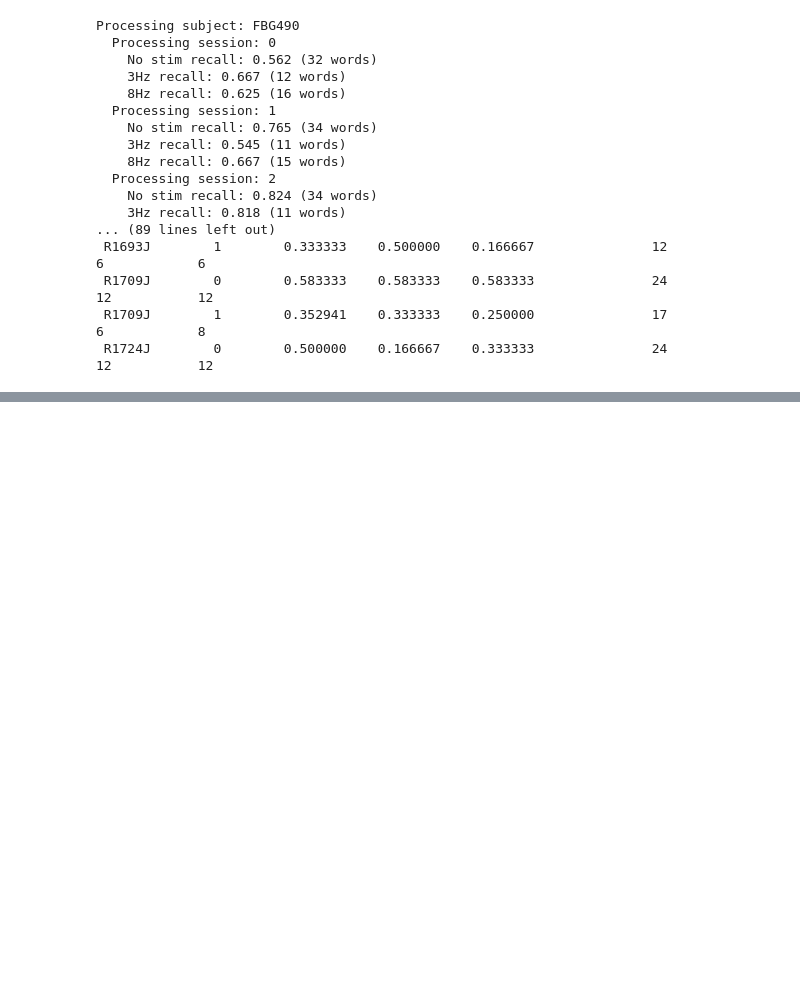
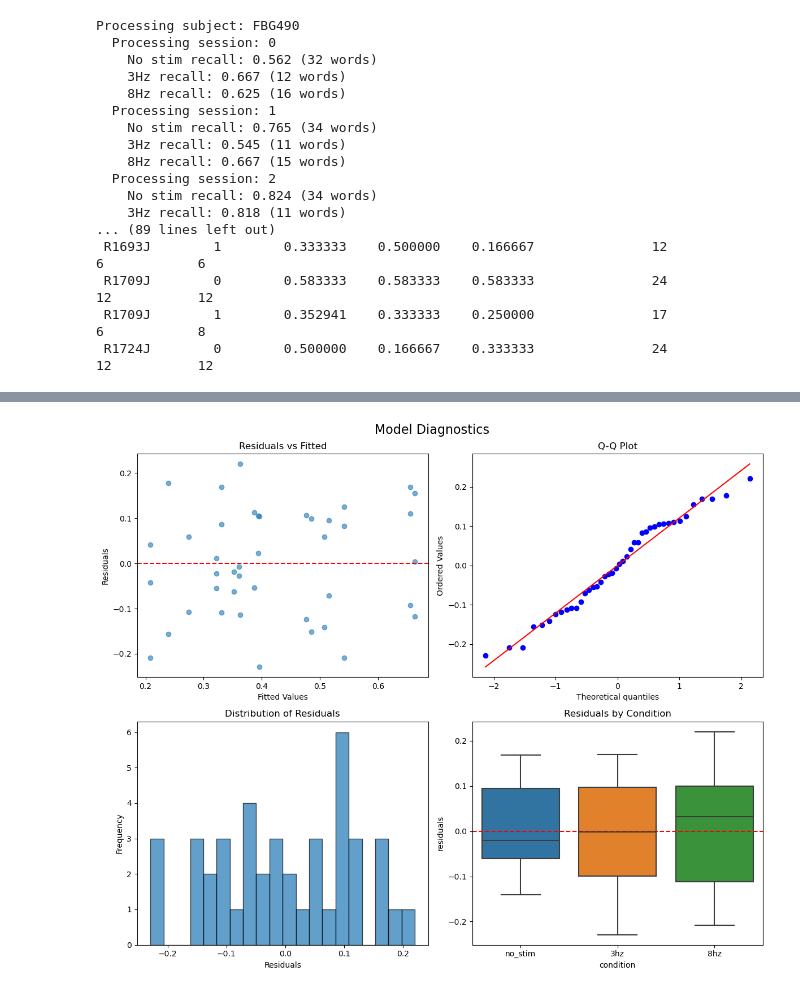
Before and after one commit to caoruoyi/Courier, a Jupyter notebook: recall_rate.ipynb, the cells around one changed output, grey strips where cells are left out. Saved outputs shown, nothing was run; the diff lists cells and outputs as text; code cells hidden in the pictures; blank space fills up the shorter version.

```diff
--- a/recall_rate.ipynb
+++ b/recall_rate.ipynb
@@ -261,0 +401,14 @@ Swap:            0B          0B          0B
+# %%
+model1 = mixedlm("recall_rate ~ condition_3hz + condition_8hz",
+                 clean_data,
+                 groups=clean_data["subject"],
+                 re_formula="1")
+
+result = model1.fit()
+print(result.summary())
+# compare with this two methods, the first one give me a better control for the baseline variable to chose.
+#model2 = mixedlm("recall_rate ~ C(condition)",
+ #                clean_data,
+  #               groups=clean_data["subject"],
+   #              re_formula="1")
+#result1 = model2.fit()
@@ -261,0 +432,40 @@ Swap:            0B          0B          0B
+# %%
+fitted_values = result.fittedvalues
+residuals = result.resid
+
+fig, axes = plt.subplots(2, 2, figsize=(12, 10))
+fig.suptitle('Model Diagnostics', fontsize=16)
+
+# 1. Residuals vs Fitted
+axes[0,0].scatter(fitted_values, residuals, alpha=0.6)
+axes[0,0].axhline(y=0, color='r', linestyle='--')
+axes[0,0].set_xlabel('Fitted Values')
+axes[0,0].set_ylabel('Residuals')
+axes[0,0].set_title('Residuals vs Fitted')
+
+# 2. Q-Q plot
+stats.probplot(residuals, dist="norm", plot=axes[0,1])
+axes[0,1].set_title('Q-Q Plot')
+
+# 3. Histogram of residuals
+axes[1,0].hist(residuals, bins=20, alpha=0.7, edgecolor='black')
+axes[1,0].set_xlabel('Residuals')
+axes[1,0].set_ylabel('Frequency')
+axes[1,0].set_title('Distribution of Residuals')
+
+# 4. Residuals by condition
+data_with_resid = data.copy()
+data_with_resid['residuals'] = residuals
+
+sns.boxplot(data=data_with_resid, x='condition', y='residuals', ax=axes[1,1])
+axes[1,1].set_title('Residuals by Condition')
+axes[1,1].axhline(y=0, color='r', linestyle='--')
+plt.savefig("ModelDisagnostics_rate_during_Encoding.pdf",
+           transparent=True,      # Transparent background
+           bbox_inches='tight',   # Removes extra whitespace
+           pad_inches=0.08,       # Small padding around the figure
+           format='pdf')
+plt.tight_layout()
+plt.show()
+# %% [output]
+[figure, added]
```
Also changed, not shown: parts of 13 cells of this notebook, 1 other file.
